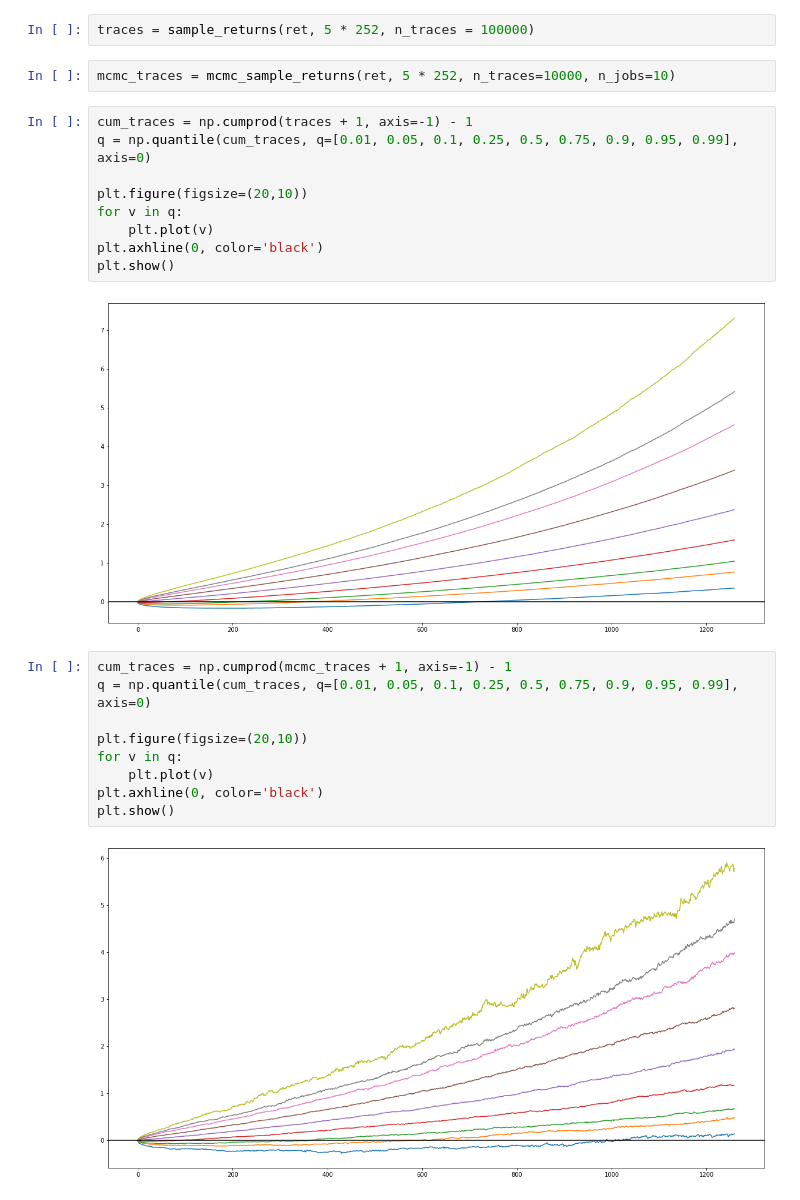
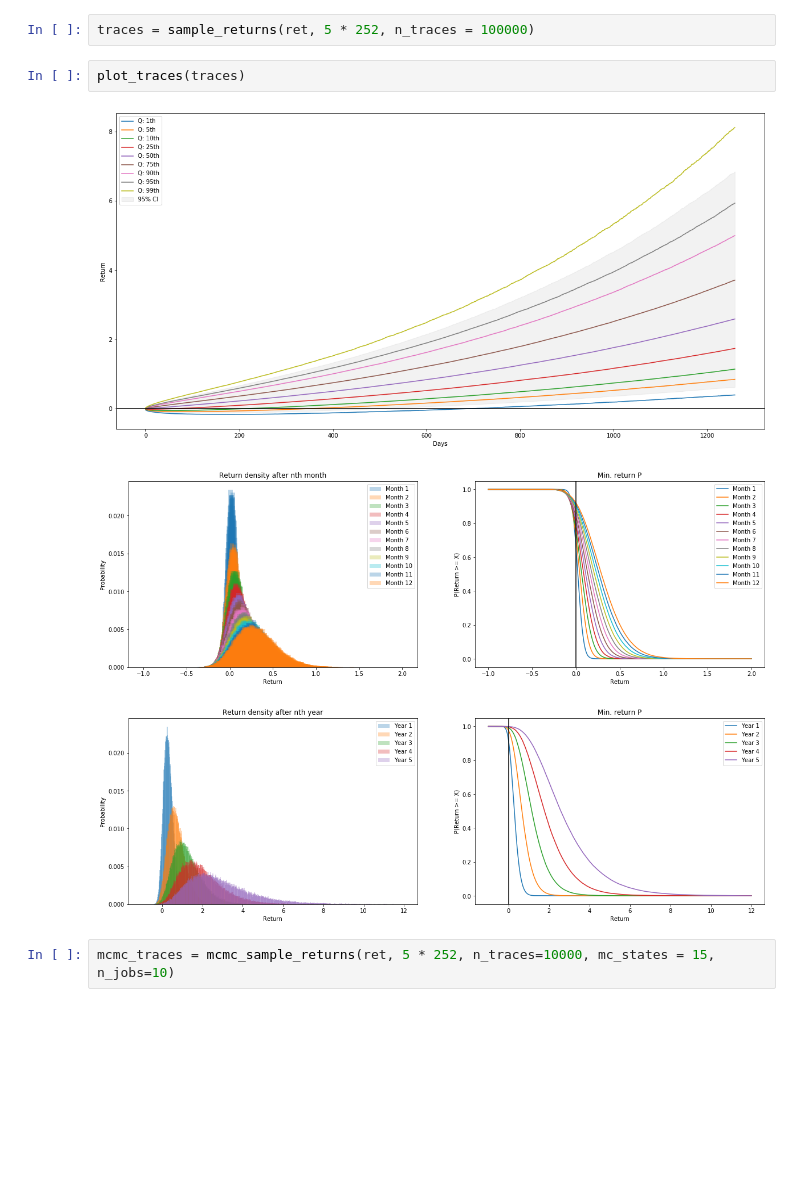
Before and after one commit to marekgalovic/optfolio, a Jupyter notebook: examples/Portfolio Optimize.ipynb, the cells around one changed output. Saved outputs shown, nothing was run; the diff lists cells and outputs as text; blank space fills up the shorter version.

```diff
--- a/examples/Portfolio Optimize.ipynb
+++ b/examples/Portfolio Optimize.ipynb
@@ -142,27 +197,11 @@ plt.show()
 from optfolio.returns_projection import cumulative_n_period_returns, sample_returns, mcmc_sample_returns
 # %%
 traces = sample_returns(ret, 5 * 252, n_traces = 100000)
+# %%
+plot_traces(traces)
+# %% [output]
+[figure, added]
+[figure, added]
+[figure, added]
 # %%
-mcmc_traces = mcmc_sample_returns(ret, 5 * 252, n_traces=10000, n_jobs=10)
+mcmc_traces = mcmc_sample_returns(ret, 5 * 252, n_traces=10000, mc_states = 15, n_jobs=10)
-# %%
-cum_traces = np.cumprod(traces + 1, axis=-1) - 1
-q = np.quantile(cum_traces, q=[0.01, 0.05, 0.1, 0.25, 0.5, 0.75, 0.9, 0.95, 0.99], axis=0)
-
-plt.figure(figsize=(20,10))
-for v in q:
-    plt.plot(v)
-plt.axhline(0, color='black')
-plt.show()
-# %% [output]
-[figure, removed]
-# %%
-cum_traces = np.cumprod(mcmc_traces + 1, axis=-1) - 1
-q = np.quantile(cum_traces, q=[0.01, 0.05, 0.1, 0.25, 0.5, 0.75, 0.9, 0.95, 0.99], axis=0)
-
-plt.figure(figsize=(20,10))
-for v in q:
-    plt.plot(v)
-plt.axhline(0, color='black')
-plt.show()
-# %% [output]
-[figure, removed]
```
Also changed, not shown: parts of 9 cells of this notebook, 2 other files.
